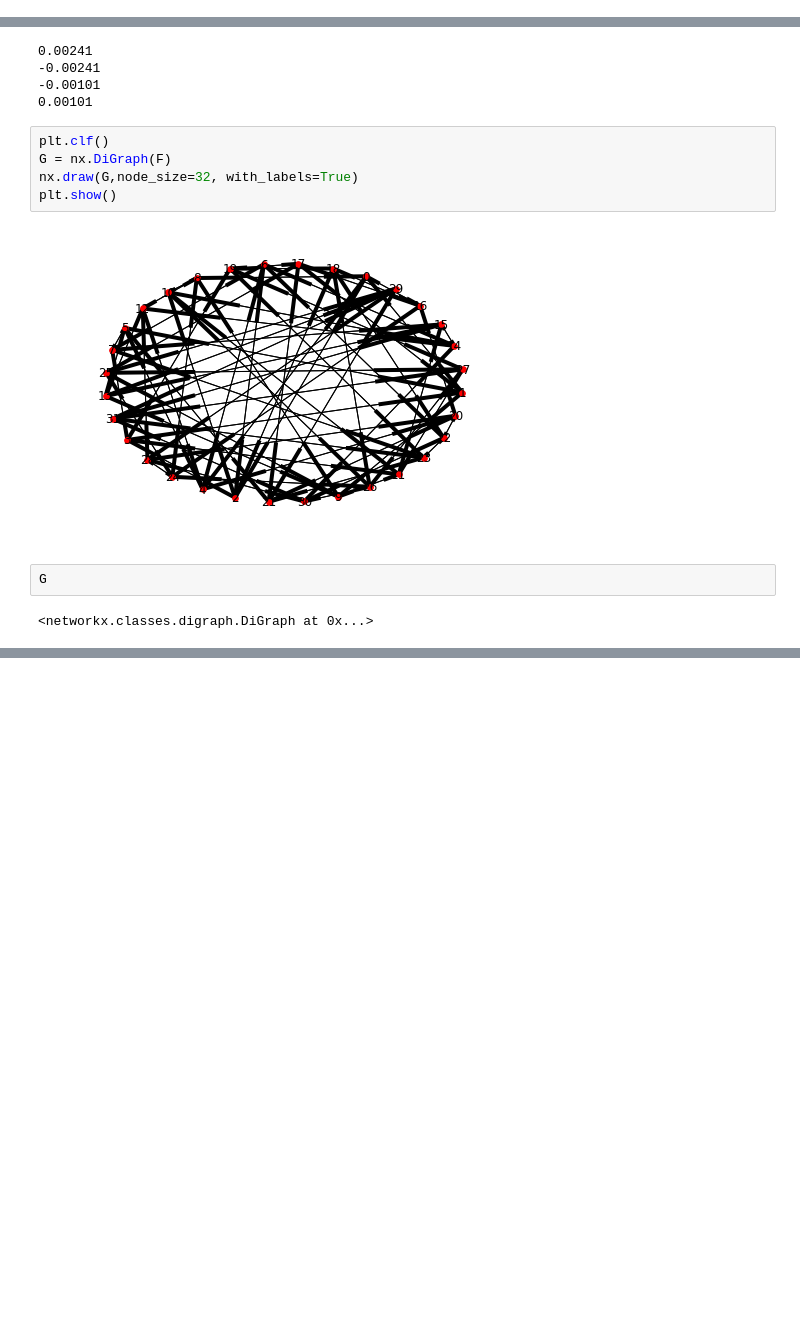
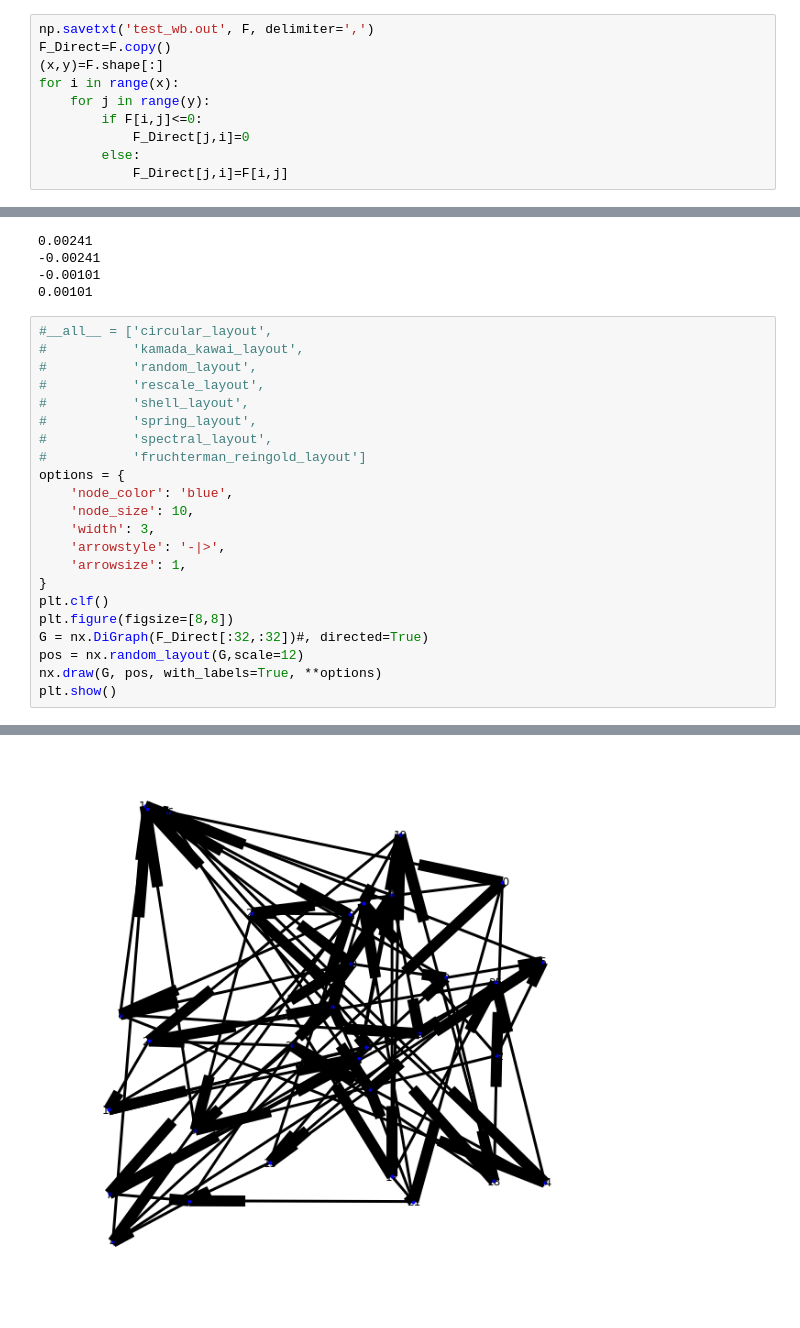
Before and after one commit to mezzatab/Net-Current-Probability-Non-Equilibrium, a Jupyter notebook: TranW_NonEq_V2.ipynb, the cells around one changed output, grey strips where cells are left out. Saved outputs shown, nothing was run; the diff lists cells and outputs as text; blank space fills up the shorter version.

Commit message:
Add NetworkX more options

```diff
--- a/TranW_NonEq_V2.ipynb
+++ b/TranW_NonEq_V2.ipynb
@@ -498,3 +496,13 @@ np.savetxt('test_wb.out', F, delimiter=',')
+# %%
+np.savetxt('test_wb.out', F, delimiter=',')
+F_Direct=F.copy()
+(x,y)=F.shape[:]
+for i in range(x):
+    for j in range(y):
+        if F[i,j]<=0:
+            F_Direct[j,i]=0
+        else:
+            F_Direct[j,i]=F[i,j]
 # %%
 #V13+V29+V25+V9
 #V19+V17+V18+V20
@@ -513,14 +521,26 @@ print F[19,18]
 -0.00241
 -0.00101
 0.00101
-# %%
-plt.clf()
-G = nx.DiGraph(F)
-nx.draw(G,node_size=32, with_labels=True)
-plt.show()
-# %% [output]
-[figure, removed]
-# %%
-G
-# %% [output]
-<networkx.classes.digraph.DiGraph at 0x...>
+# %%
+#__all__ = ['circular_layout',
+#           'kamada_kawai_layout',
+#           'random_layout',
+#           'rescale_layout',
+#           'shell_layout',
+#           'spring_layout',
+#           'spectral_layout',
+#           'fruchterman_reingold_layout']
+options = {
+    'node_color': 'blue',
+    'node_size': 10,
+    'width': 3,
+    'arrowstyle': '-|>',
+    'arrowsize': 1,
+}
+plt.clf()
+plt.figure(figsize=[8,8])
+G = nx.DiGraph(F_Direct[:32,:32])#, directed=True)
+pos = nx.random_layout(G,scale=12)
+nx.draw(G, pos, with_labels=True, **options)
+plt.show()
+# %% [output]
@@ -526,0 +548 @@ G
+[figure, added]
```
Also changed, not shown: parts of 3 cells of this notebook.
